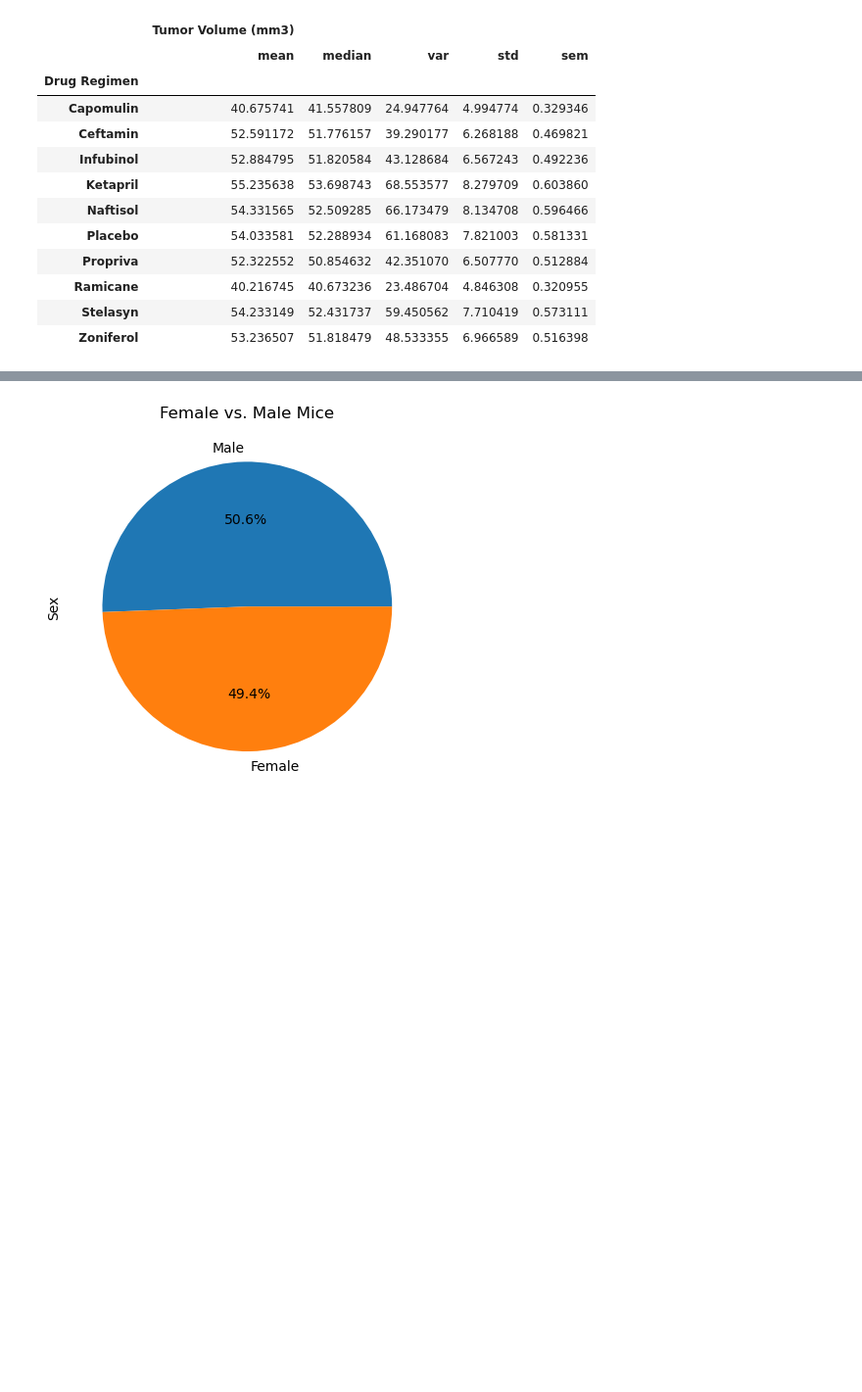
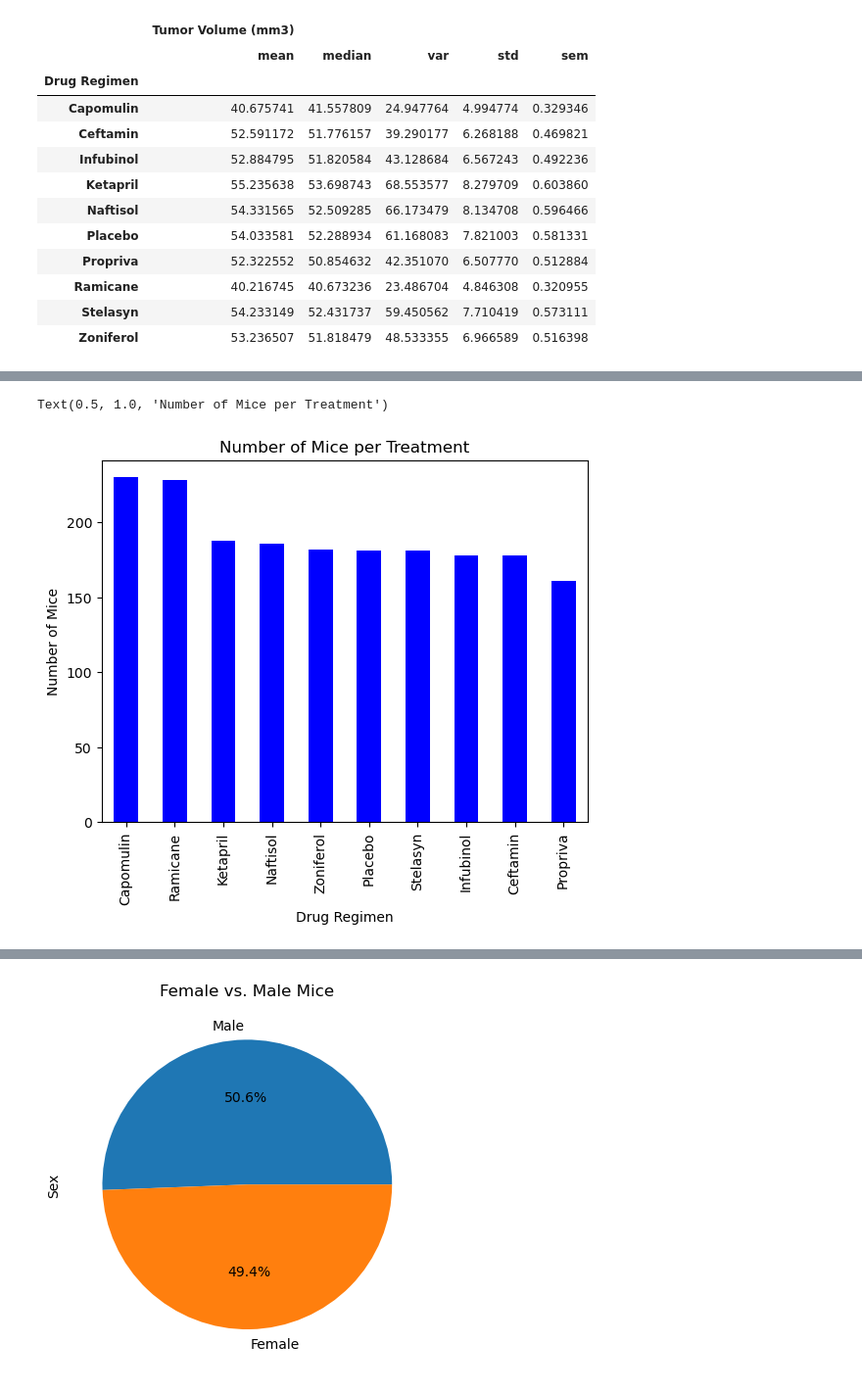
Before and after one commit to davidbrwaya/Homework_5_David, a Jupyter notebook: Pymaceuticals/Homework.ipynb, the cells around one changed output, grey strips where cells are left out. Shown at 98% size. Saved outputs shown, nothing was run; the diff lists cells and outputs as text; code cells hidden in the pictures; blank space fills up the shorter version.

```diff
--- a/Pymaceuticals/Homework.ipynb
+++ b/Pymaceuticals/Homework.ipynb
@@ -137,3 +137,7 @@ summary_agg
 | Ramicane | 40.216745 | 40.673236 | 23.486704 | 4.846308 | 0.320955 |
 | Stelasyn | 54.233149 | 52.431737 | 59.450562 | 7.710419 | 0.573111 |
 | Zoniferol | 53.236507 | 51.818479 | 48.533355 | 6.966589 | 0.516398 |
+# %%
+#counting the number of data points for each Drug Regimen
+number_mice = clean_df["Drug Regimen"].value_counts()
+number_mice
@@ -140,4 +156,12 @@ summary_agg
 # %%
 # Generate a bar plot showing the total number of rows (Mouse ID/Timepoints) for each drug regimen using Pandas.
+plot_pandas = number_mice.plot.bar(color='b')
+# Set the xlabel, ylabel, and title
+plt.xlabel("Drug Regimen")
+plt.ylabel("Number of Mice")
+plt.title("Number of Mice per Treatment")
+# %% [output]
+Text(0.5, 1.0, 'Number of Mice per Treatment')
+[figure, added]
 # %%
 # Generate a bar plot showing the total number of rows (Mouse ID/Timepoints) for each drug regimen using pyplot.
```
Also changed, not shown: parts of 12 cells of this notebook, 1 other file.
